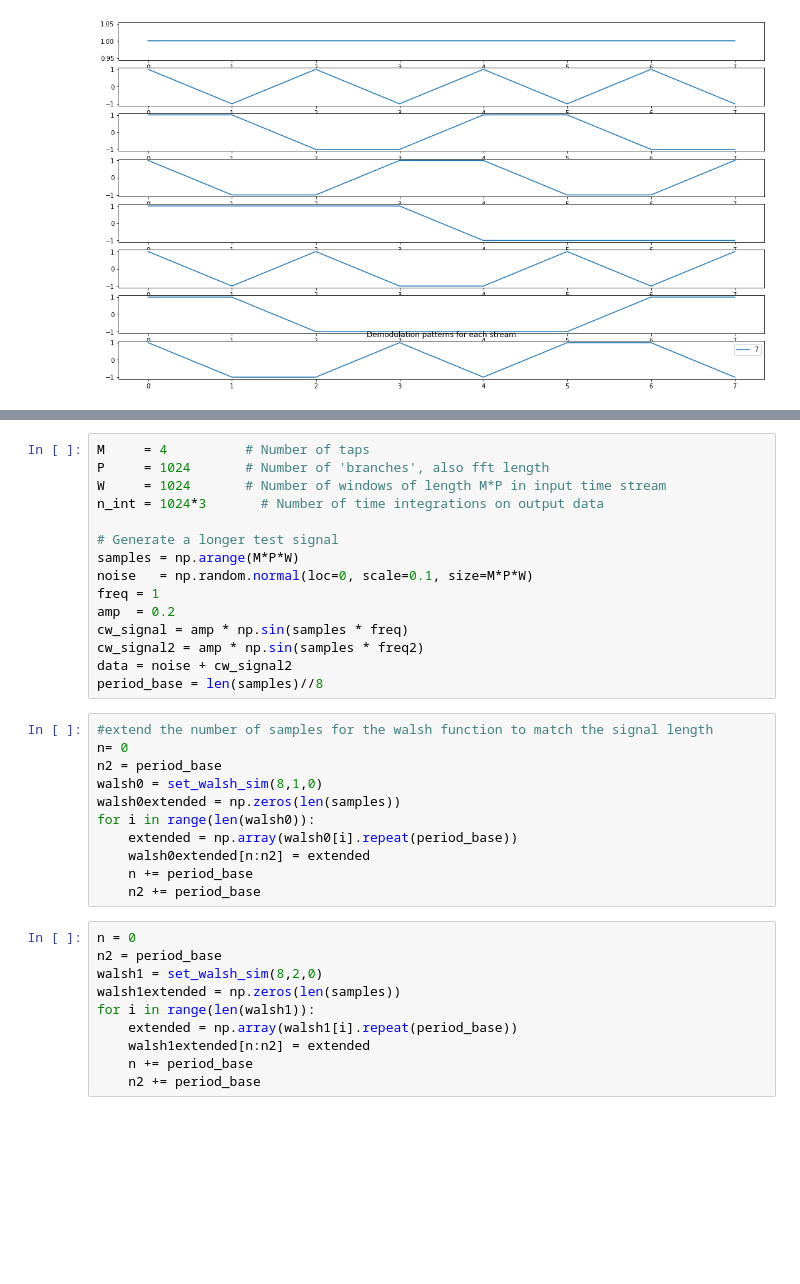
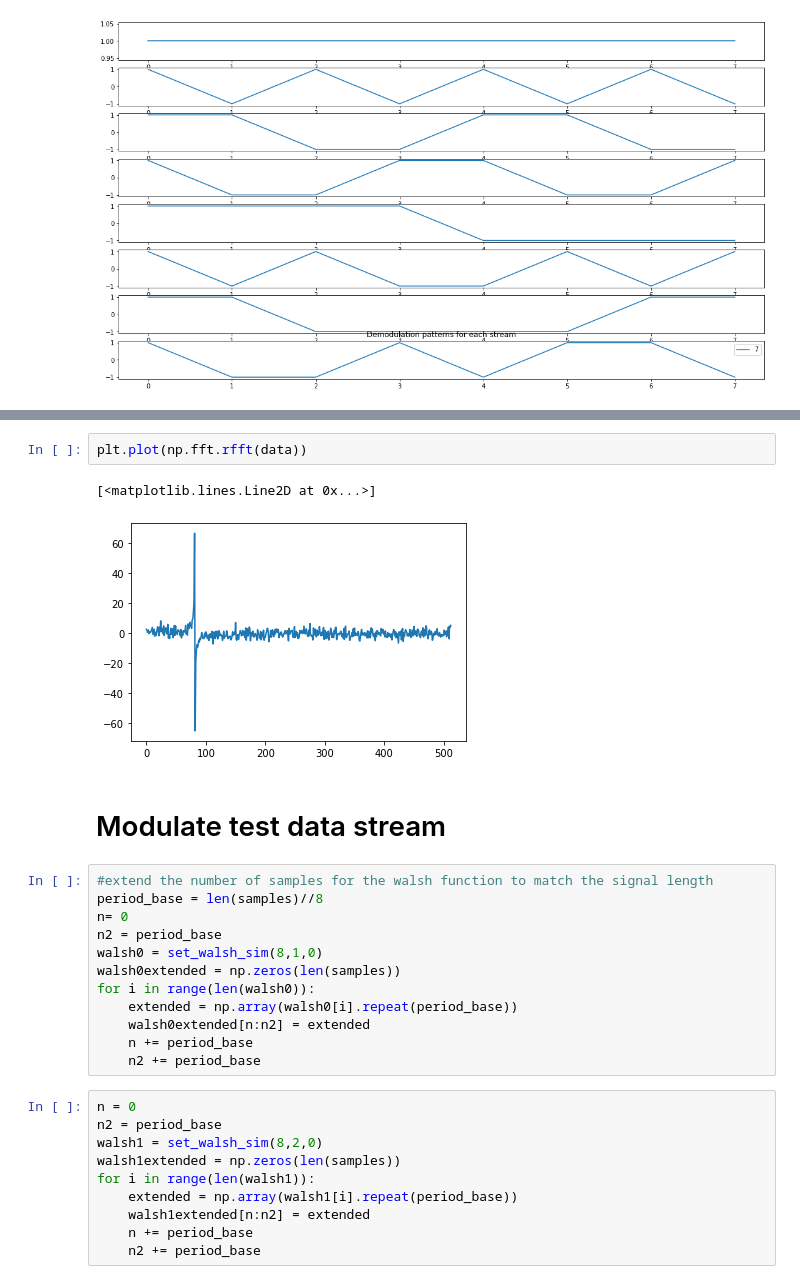
Before and after one commit to lmberkhout/walsh_sims, a Jupyter notebook: psdemo.ipynb, the cells around one changed output, grey strips where cells are left out. Cells and saved outputs as stored; diff of their text form; blank space fills up the shorter version.

```diff
--- a/psdemo.ipynb
+++ b/psdemo.ipynb
@@ -214,20 +85,13 @@ plt.show()
-# %%
-M     = 4          # Number of taps
-P     = 1024       # Number of 'branches', also fft length
-W     = 1024       # Number of windows of length M*P in input time stream
-n_int = 1024*3       # Number of time integrations on output data
-
-# Generate a longer test signal
-samples = np.arange(M*P*W)
-noise   = np.random.normal(loc=0, scale=0.1, size=M*P*W)
-freq = 1
-amp  = 0.2
-cw_signal = amp * np.sin(samples * freq)
-cw_signal2 = amp * np.sin(samples * freq2)
-data = noise + cw_signal2
-period_base = len(samples)//8
+# %%
+plt.plot(np.fft.rfft(data))
+# %% [output]
+[<matplotlib.lines.Line2D at 0x...>]
+[figure, added]
+# %% [markdown]
+# Modulate test data stream
 # %%
 #extend the number of samples for the walsh function to match the signal length
+period_base = len(samples)//8
 n= 0
 n2 = period_base
 walsh0 = set_walsh_sim(8,1,0)
```
Also changed, not shown: parts of 23 cells of this notebook.
